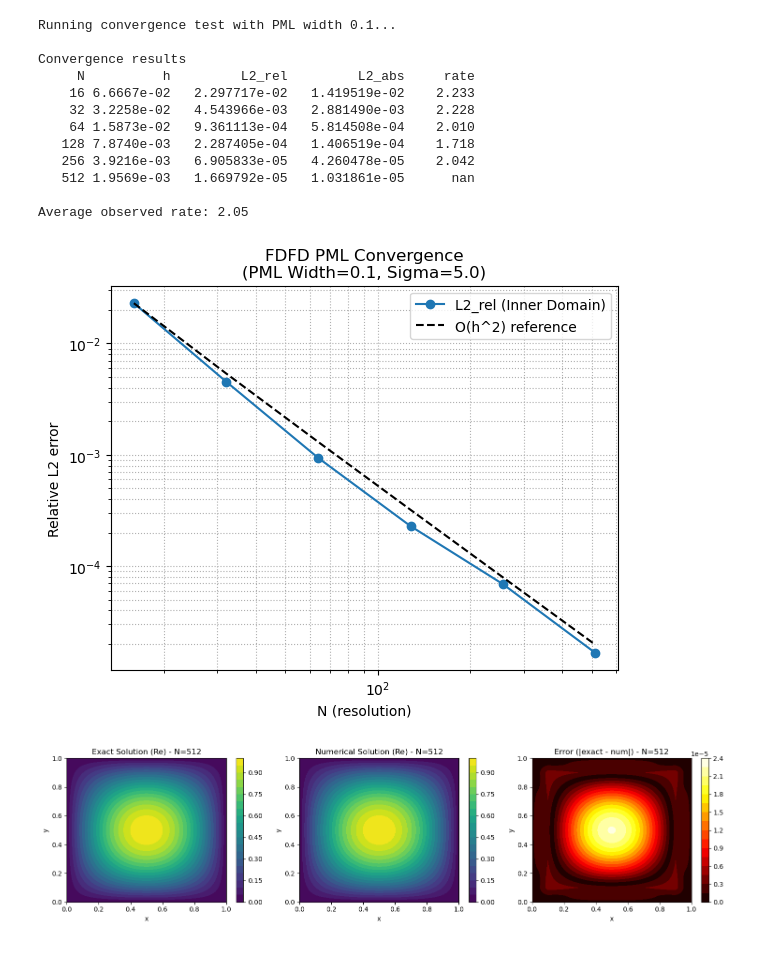
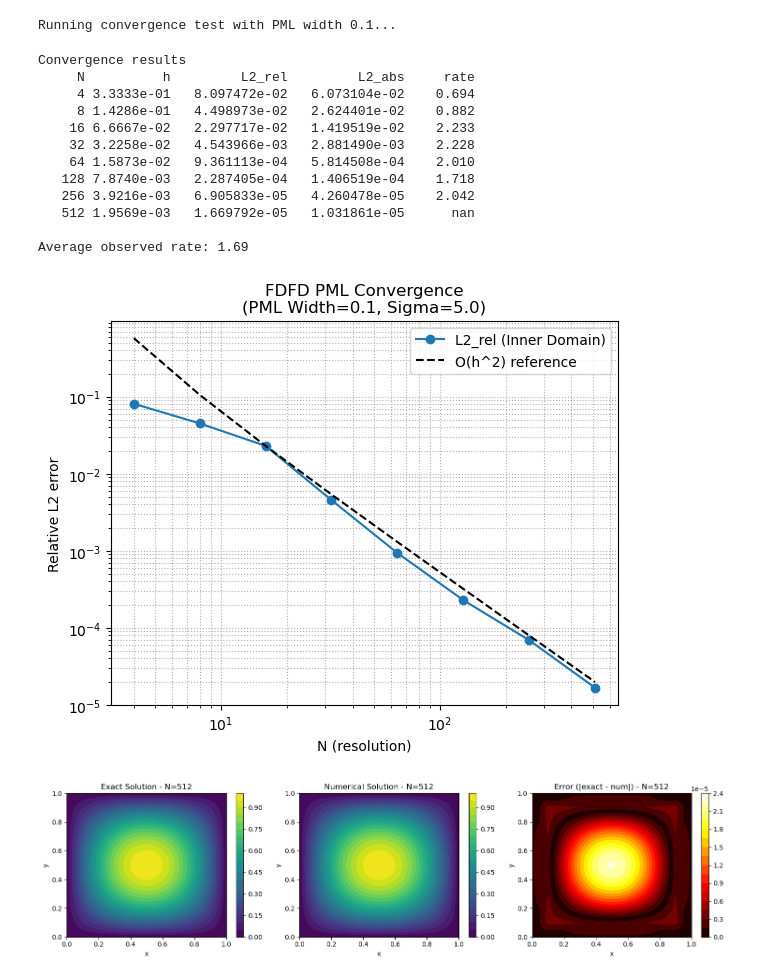
Before and after one commit to ArasuCandassamy/OpticalBlackHole, a Jupyter notebook: design/FDFD_convergence.ipynb, the cells around one changed output. Drawn from its saved outputs; the diff is of its cells as text; code cells hidden in the pictures.

Commit message:
Convergence curve + visual comparison

```diff
--- a/design/FDFD_convergence.ipynb
+++ b/design/FDFD_convergence.ipynb
@@ -205,7 +205,7 @@ def plot_results(results):
     errs = np.array([r['l2_rel'] for r in results], dtype=float)
 
     # Asymptotic line C*h^2
-    C = errs[0] / (hs[0] ** 2)
+    C = errs[2] / (hs[2] ** 2)
     asym_errs = C * (hs ** 2)
 
     plt.figure(figsize=(6, 5))
@@ -234,55 +234,56 @@ def plot_results(results):
     fig, axes = plt.subplots(1, 3, figsize=(15, 4))
 
     im0 = axes[0].contourf(X, Y, np.real(u_exact), levels=20, cmap='viridis')
-    axes[0].set_title(f'Exact Solution (Re) - N={N}')
+    axes[0].set_title(f'Exact Solution - N={N}')
     axes[0].set_xlabel('x')
     axes[0].set_ylabel('y')
     plt.colorbar(im0, ax=axes[0])
 
     im1 = axes[1].contourf(X, Y, np.real(u_num), levels=20, cmap='viridis')
-    axes[1].set_title(f'Numerical Solution (Re) - N={N}')
+    axes[1].set_title(f'Numerical Solution - N={N}')
     axes[1].set_xlabel('x')
     axes[1].set_ylabel('y')
     plt.colorbar(im1, ax=axes[1])
 
     im2 = axes[2].contourf(X, Y, np.abs(err), levels=20, cmap='hot')
     axes[2].set_title(f'Error (|exact - num|) - N={N}')
     axes[2].set_xlabel('x')
     axes[2].set_ylabel('y')
     plt.colorbar(im2, ax=axes[2])
 
     plt.tight_layout()
     plt.savefig('fdfd_solution_error.pdf', bbox_inches='tight')
     plt.show()
 
 def main():
-    resolutions = [2**i for i in range(4, 10)]  # From 16 to 512
+    resolutions = [2**i for i in range(2, 10)]  # From 2 to 16384
     k0 = 2 * np.pi
     n_val = 1.0
 
     print(f"Running convergence test with PML width {PML_WIDTH}...")
     results = run_convergence_pml(resolutions, k0=k0, n_val=n_val)
     print_table(results)
 
     avg_rate = np.nanmean(compute_rates(results))
     print(f"\nAverage observed rate: {avg_rate:.2f}")
 
     plot_results(results)
 
 if __name__ == "__main__":
     main()
 # %% [output]
 Running convergence test with PML width 0.1...
-
-Convergence results
-     N          h         L2_rel         L2_abs     rate
-    16 6.6667e-02   2.297717e-02   1.419519e-02    2.233
-    32 3.2258e-02   4.543966e-03   2.881490e-03    2.228
-    64 1.5873e-02   9.361113e-04   5.814508e-04    2.010
-   128 7.8740e-03   2.287405e-04   1.406519e-04    1.718
-   256 3.9216e-03   6.905833e-05   4.260478e-05    2.042
-   512 1.9569e-03   1.669792e-05   1.031861e-05      nan
-
-Average observed rate: 2.05
+Convergence results
+     N          h         L2_rel         L2_abs     rate
+     4 3.3333e-01   8.097472e-02   6.073104e-02    0.694
+     8 1.4286e-01   4.498973e-02   2.624401e-02    0.882
+    16 6.6667e-02   2.297717e-02   1.419519e-02    2.233
+    32 3.2258e-02   4.543966e-03   2.881490e-03    2.228
+    64 1.5873e-02   9.361113e-04   5.814508e-04    2.010
+   128 7.8740e-03   2.287405e-04   1.406519e-04    1.718
+   256 3.9216e-03   6.905833e-05   4.260478e-05    2.042
+   512 1.9569e-03   1.669792e-05   1.031861e-05      nan
+
+Average observed rate: 1.69
-[figure, old version]
+[figure, new version]
-[figure, old version]
+[figure, new version]
```
